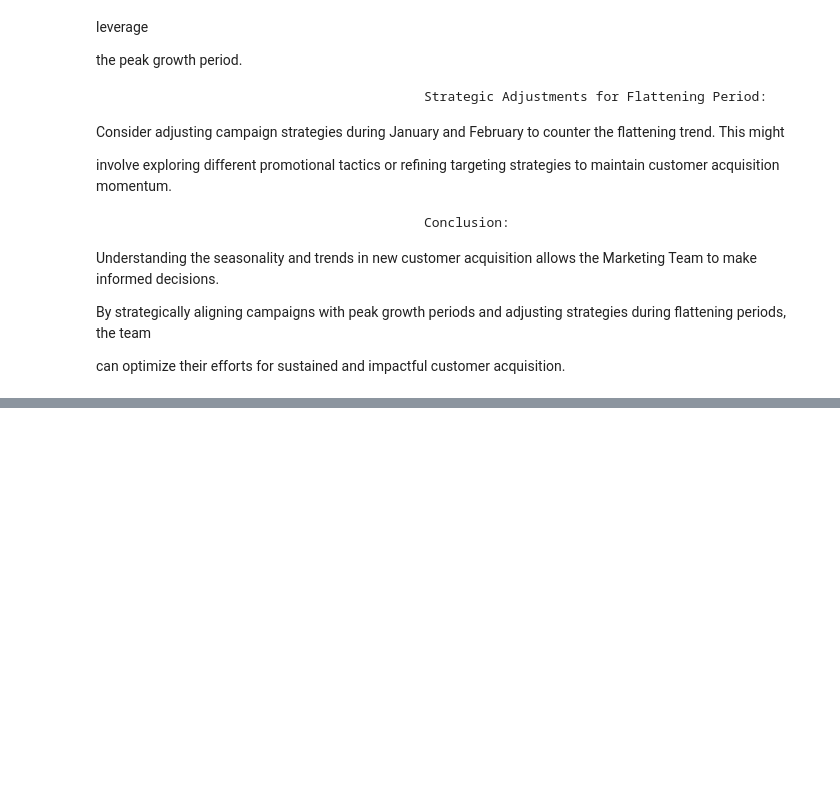
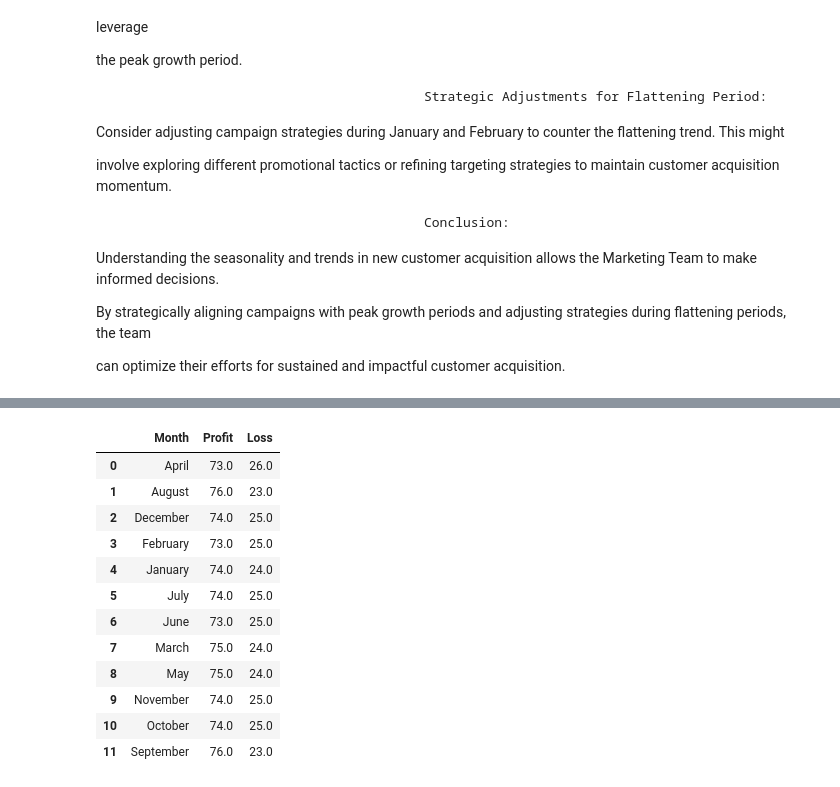
Before and after one commit to saifghostrider454/AdvertisementCaseStudy, a Jupyter notebook: EDA/eda.ipynb, the cells around one changed output, grey strips where cells are left out. Cells and saved outputs as stored; diff of their text form; code cells hidden in the pictures; blank space fills up the shorter version.

```diff
--- a/EDA/eda.ipynb
+++ b/EDA/eda.ipynb
@@ -254,0 +311,16 @@ can optimize their efforts for sustained and impactful customer acquisition.
+# %%
+plot_data
+# %% [output]
+|  | Month | Profit | Loss |
+| 0 | April | 73.0 | 26.0 |
+| 1 | August | 76.0 | 23.0 |
+| 2 | December | 74.0 | 25.0 |
+| 3 | February | 73.0 | 25.0 |
+| 4 | January | 74.0 | 24.0 |
+| 5 | July | 74.0 | 25.0 |
+| 6 | June | 73.0 | 25.0 |
+| 7 | March | 75.0 | 24.0 |
+| 8 | May | 75.0 | 24.0 |
+| 9 | November | 74.0 | 25.0 |
+| 10 | October | 74.0 | 25.0 |
+| 11 | September | 76.0 | 23.0 |
```
Also changed, not shown: parts of 6 cells of this notebook.
